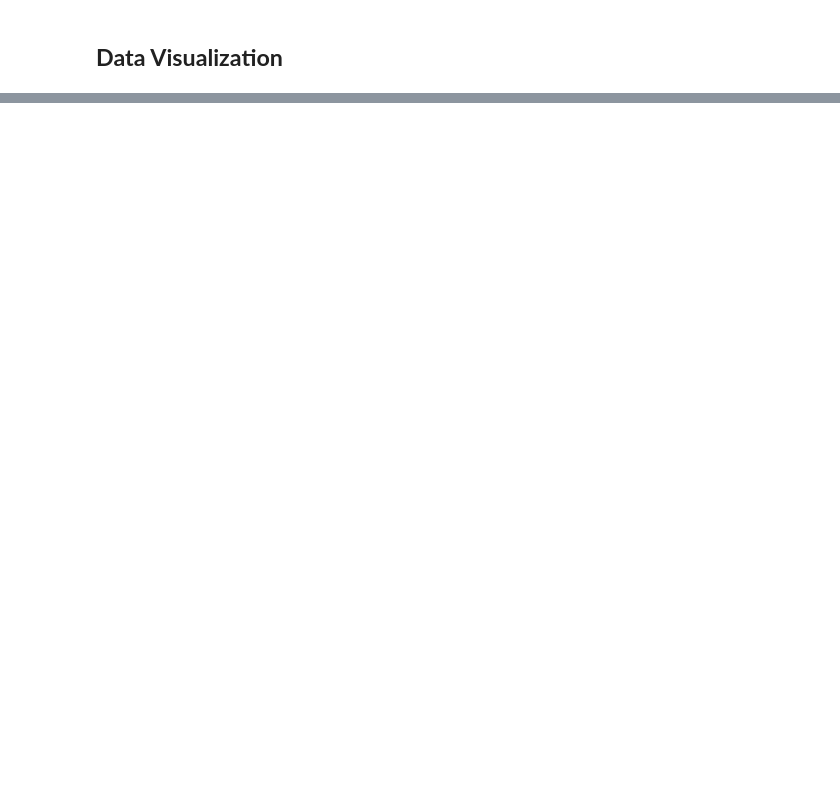
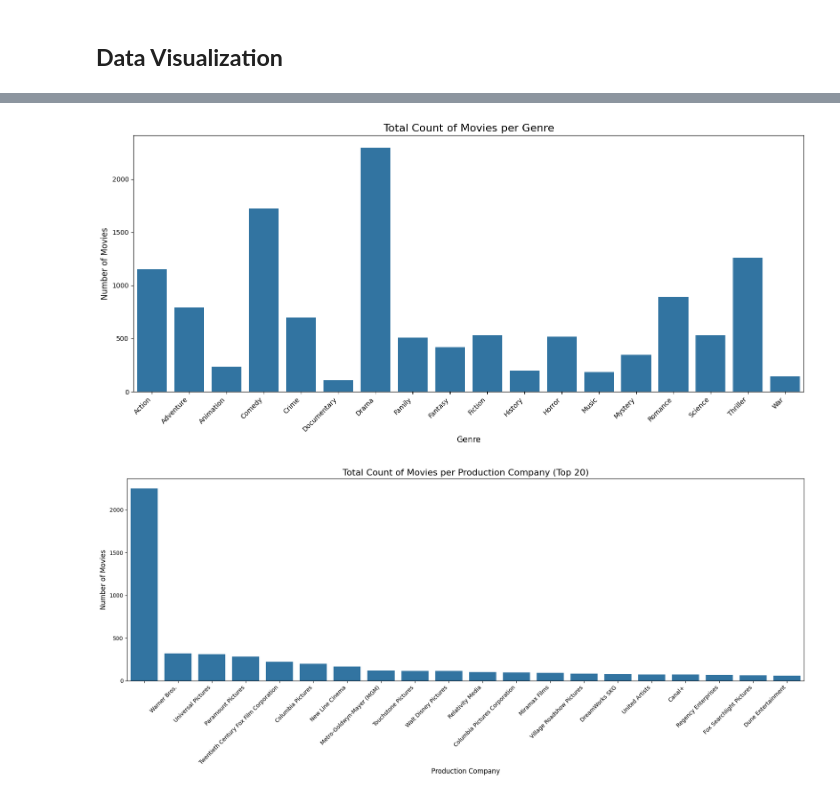
Before and after one commit to leonnmarcoo/CCADMACL_COM232_PROJECT, a Jupyter notebook: eda.ipynb, the cells around one changed output, grey strips where cells are left out. Cells and saved outputs as stored; diff of their text form; code cells hidden in the pictures; blank space fills up the shorter version.

```diff
--- a/eda.ipynb
+++ b/eda.ipynb
@@ -65,0 +93,31 @@ plt.show()
+# %%
+genres_cols = [col for col in df.columns if col.startswith('genres_')]
+genre_counts = df[genres_cols].sum()
+genre_counts.index = genre_counts.index.str.replace('genres_', '')
+
+plt.figure(figsize=(15, 7))
+sns.barplot(x=genre_counts.index, y=genre_counts.values)
+plt.title('Total Count of Movies per Genre', fontsize=16)
+plt.xlabel('Genre', fontsize=12)
+plt.ylabel('Number of Movies', fontsize=12)
+plt.xticks(rotation=45, ha='right')
+plt.tight_layout()
+plt.show()
+
+company_cols = [col for col in df.columns if col.startswith('company_')]
+company_counts = df[company_cols].sum()
+company_counts.index = company_counts.index.str.replace('company_', '')
+
+company_counts = company_counts.sort_values(ascending=False).head(20)
+
+plt.figure(figsize=(18, 8))
+sns.barplot(x=company_counts.index, y=company_counts.values)
+plt.title('Total Count of Movies per Production Company (Top 20)', fontsize=16)
+plt.xlabel('Production Company', fontsize=12)
+plt.ylabel('Number of Movies', fontsize=12)
+plt.xticks(rotation=45, ha='right')
+plt.tight_layout()
+plt.show()
+# %% [output]
+[figure, added]
+[figure, added]
```
Also changed, not shown: parts of 12 cells of this notebook.
